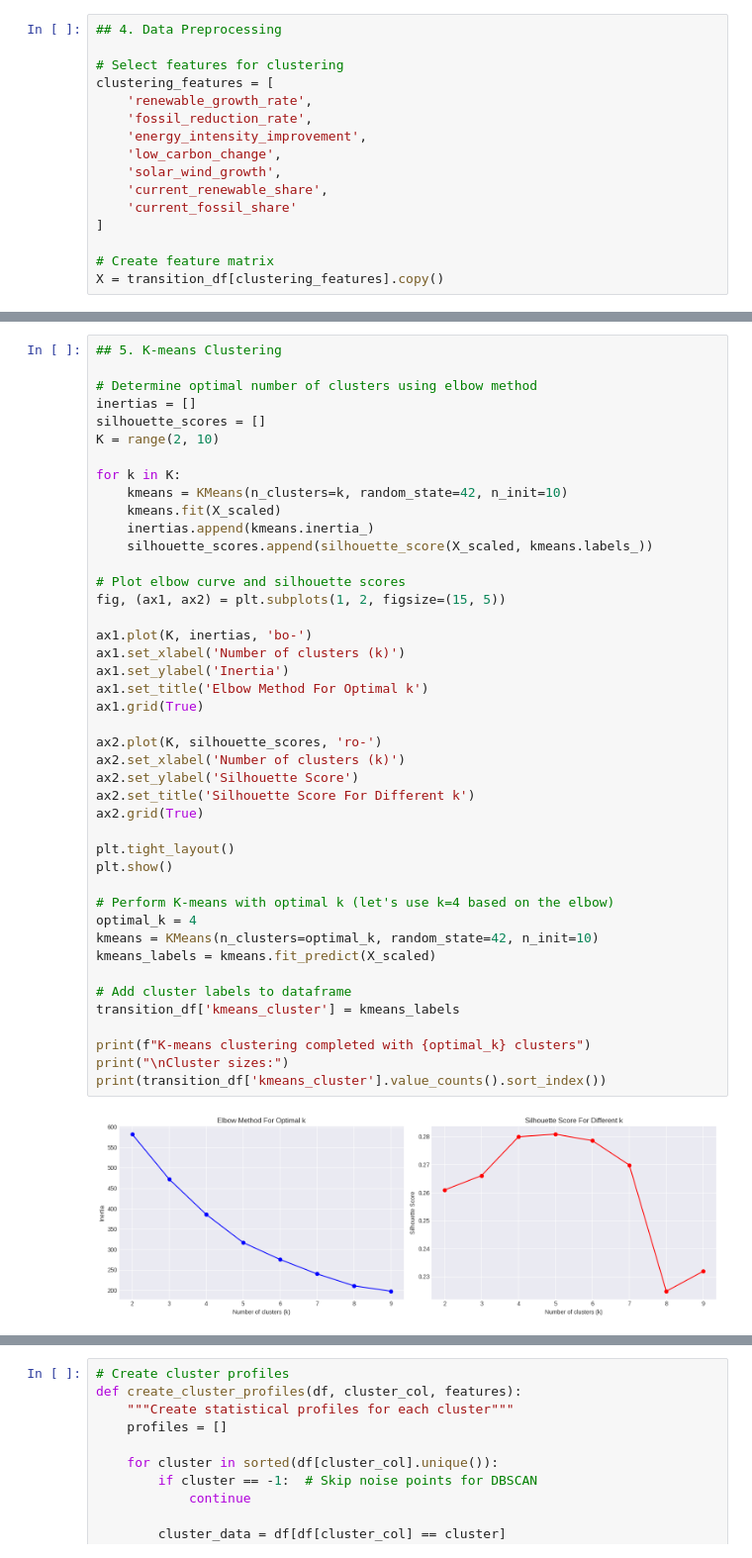
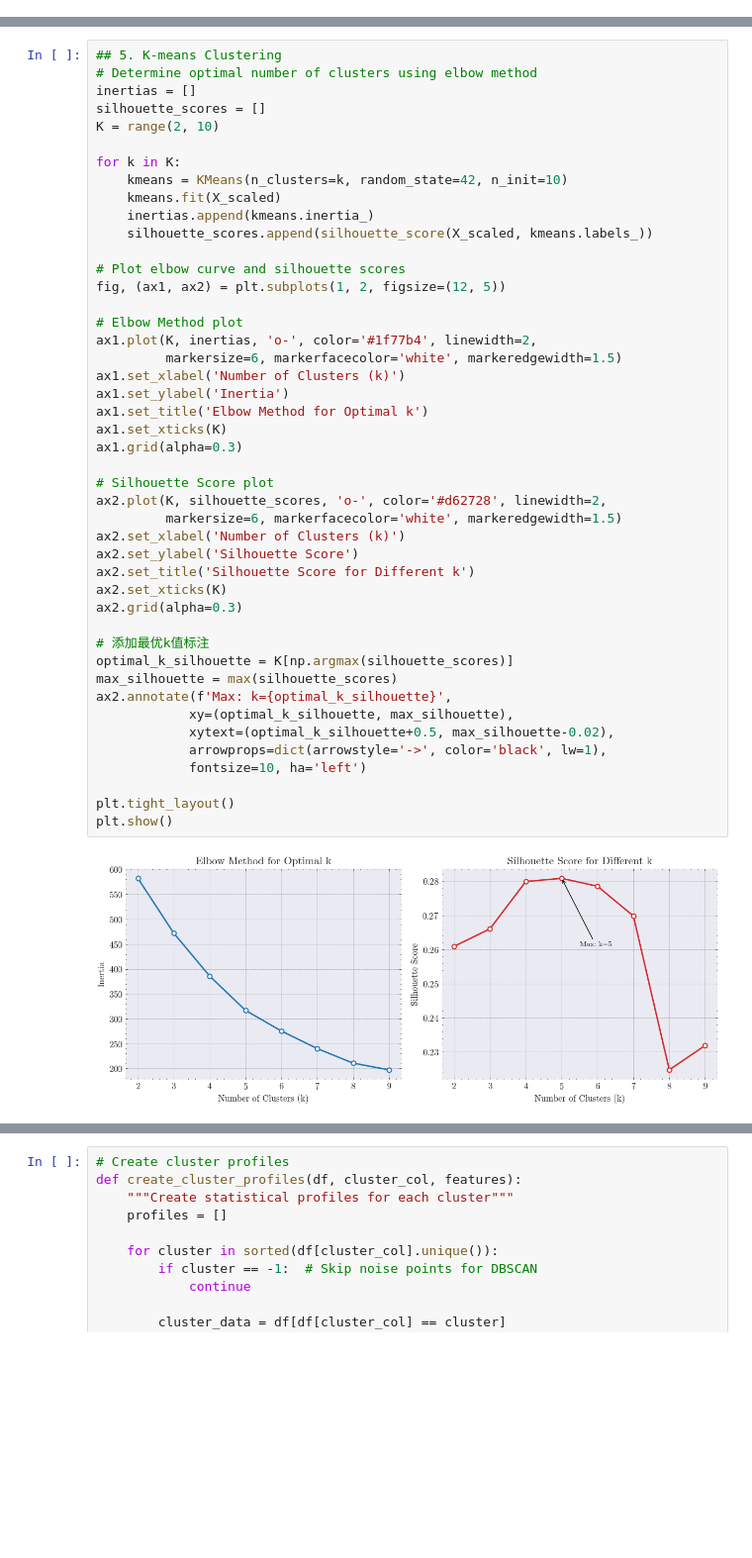
Before and after one commit to myRan-ML/Worldwide-Energy-Usage, a Jupyter notebook: 20250723_KMeans_IsolationTree_GMM.ipynb, the cells around one changed output, grey strips where cells are left out. Shown: that part at 99% size. Saved outputs shown, nothing was run; the diff lists cells and outputs as text; blank space fills up the shorter version.

```diff
--- a/20250723_KMeans_IsolationTree_GMM.ipynb
+++ b/20250723_KMeans_IsolationTree_GMM.ipynb
@@ -438,16 +177,0 @@ renewable_growth_rate non-null values: 111
-# %%
-## 4. Data Preprocessing
-
-# Select features for clustering
-clustering_features = [
-    'renewable_growth_rate',
-    'fossil_reduction_rate',
-    'energy_intensity_improvement',
-    'low_carbon_change',
-    'solar_wind_growth',
-    'current_renewable_share',
-    'current_fossil_share'
-]
-
-# Create feature matrix
-X = transition_df[clustering_features].copy()
@@ -541,45 +228,47 @@ plt.show()
 # %%
 ## 5. K-means Clustering
-
 # Determine optimal number of clusters using elbow method
 inertias = []
 silhouette_scores = []
 K = range(2, 10)
 
 for k in K:
     kmeans = KMeans(n_clusters=k, random_state=42, n_init=10)
     kmeans.fit(X_scaled)
     inertias.append(kmeans.inertia_)
     silhouette_scores.append(silhouette_score(X_scaled, kmeans.labels_))
 
 # Plot elbow curve and silhouette scores
-fig, (ax1, ax2) = plt.subplots(1, 2, figsize=(15, 5))
+fig, (ax1, ax2) = plt.subplots(1, 2, figsize=(12, 5))
 
-ax1.plot(K, inertias, 'bo-')
-ax1.set_xlabel('Number of clusters (k)')
+# Elbow Method plot
+ax1.plot(K, inertias, 'o-', color='#1f77b4', linewidth=2,
+         markersize=6, markerfacecolor='white', markeredgewidth=1.5)
+ax1.set_xlabel('Number of Clusters (k)')
 ax1.set_ylabel('Inertia')
-ax1.set_title('Elbow Method For Optimal k')
-ax1.grid(True)
+ax1.set_title('Elbow Method for Optimal k')
+ax1.set_xticks(K)
+ax1.grid(alpha=0.3)
 
-ax2.plot(K, silhouette_scores, 'ro-')
-ax2.set_xlabel('Number of clusters (k)')
+# Silhouette Score plot
+ax2.plot(K, silhouette_scores, 'o-', color='#d62728', linewidth=2,
+         markersize=6, markerfacecolor='white', markeredgewidth=1.5)
+ax2.set_xlabel('Number of Clusters (k)')
 ax2.set_ylabel('Silhouette Score')
-ax2.set_title('Silhouette Score For Different k')
-ax2.grid(True)
+ax2.set_title('Silhouette Score for Different k')
+ax2.set_xticks(K)
+ax2.grid(alpha=0.3)
+
+# 添加最优k值标注
+optimal_k_silhouette = K[np.argmax(silhouette_scores)]
+max_silhouette = max(silhouette_scores)
+ax2.annotate(f'Max: k={optimal_k_silhouette}',
+            xy=(optimal_k_silhouette, max_silhouette),
+            xytext=(optimal_k_silhouette+0.5, max_silhouette-0.02),
+            arrowprops=dict(arrowstyle='->', color='black', lw=1),
+            fontsize=10, ha='left')
 
 plt.tight_layout()
 plt.show()
-
-# Perform K-means with optimal k (let's use k=4 based on the elbow)
-optimal_k = 4
-kmeans = KMeans(n_clusters=optimal_k, random_state=42, n_init=10)
-kmeans_labels = kmeans.fit_predict(X_scaled)
-
-# Add cluster labels to dataframe
-transition_df['kmeans_cluster'] = kmeans_labels
-
-print(f"K-means clustering completed with {optimal_k} clusters")
-print("\nCluster sizes:")
-print(transition_df['kmeans_cluster'].value_counts().sort_index())
 # %% [output]
-[figure, old version]
+[figure, new version]
```
Also changed, not shown: parts of 28 cells of this notebook.
